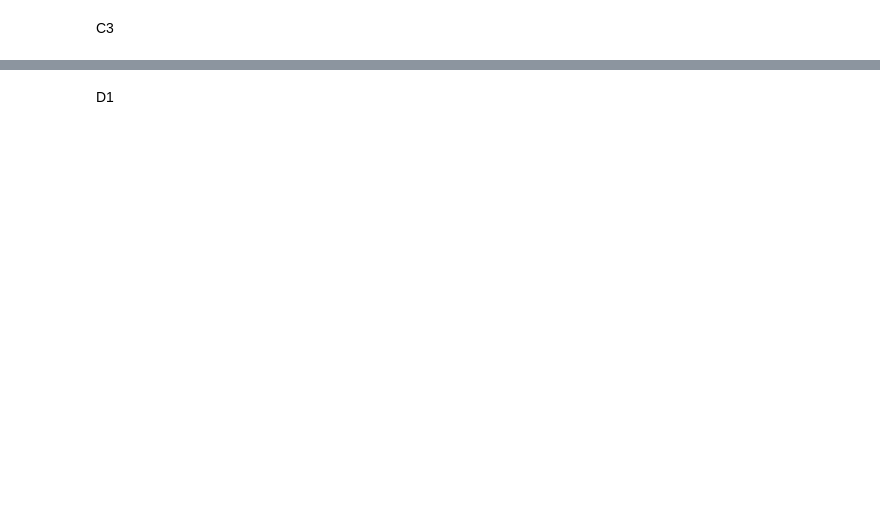
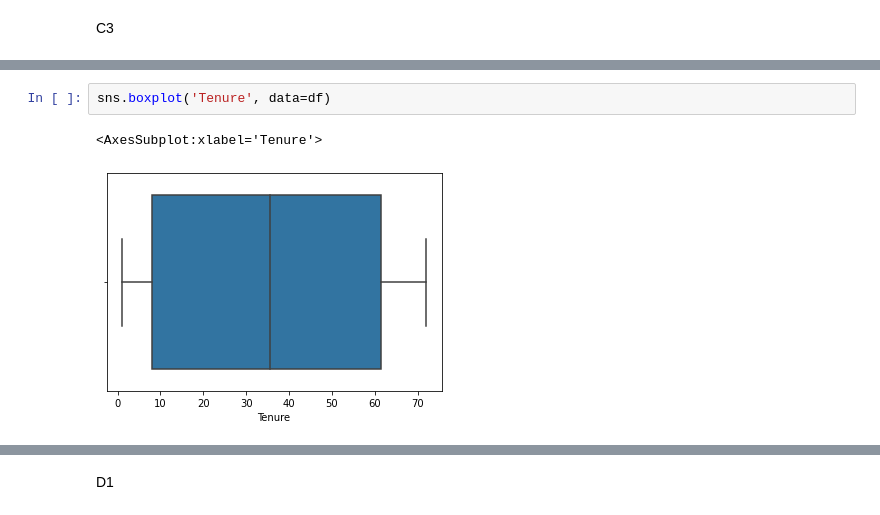
Before and after one commit to michaelle93/D209, a Jupyter notebook: D209PA2.ipynb, the cells around one changed output, grey strips where cells are left out. Cells and saved outputs as stored; diff of their text form; blank space fills up the shorter version.

```diff
--- a/D209PA2.ipynb
+++ b/D209PA2.ipynb
@@ -35,0 +334,5 @@ C4
+# %%
+sns.boxplot('Tenure', data=df)
+# %% [output]
+<AxesSubplot:xlabel='Tenure'>
+[figure, added]
```
Also changed, not shown: parts of 50 cells of this notebook, 1 other file.
